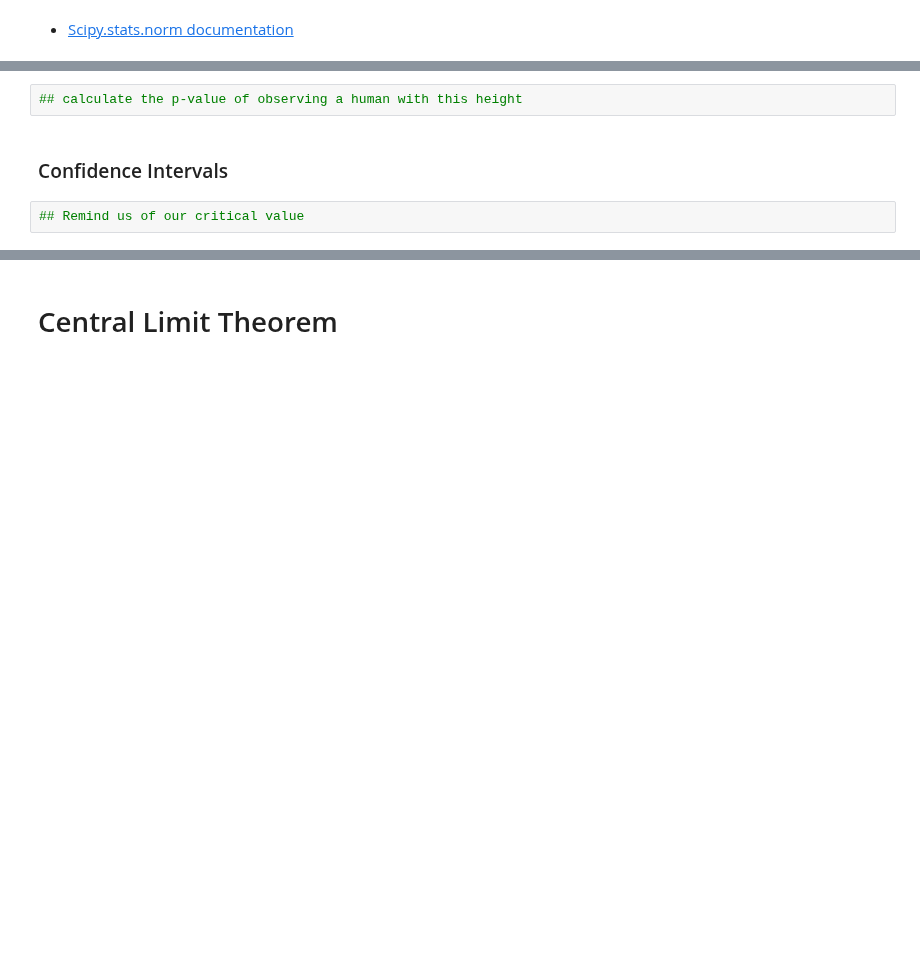
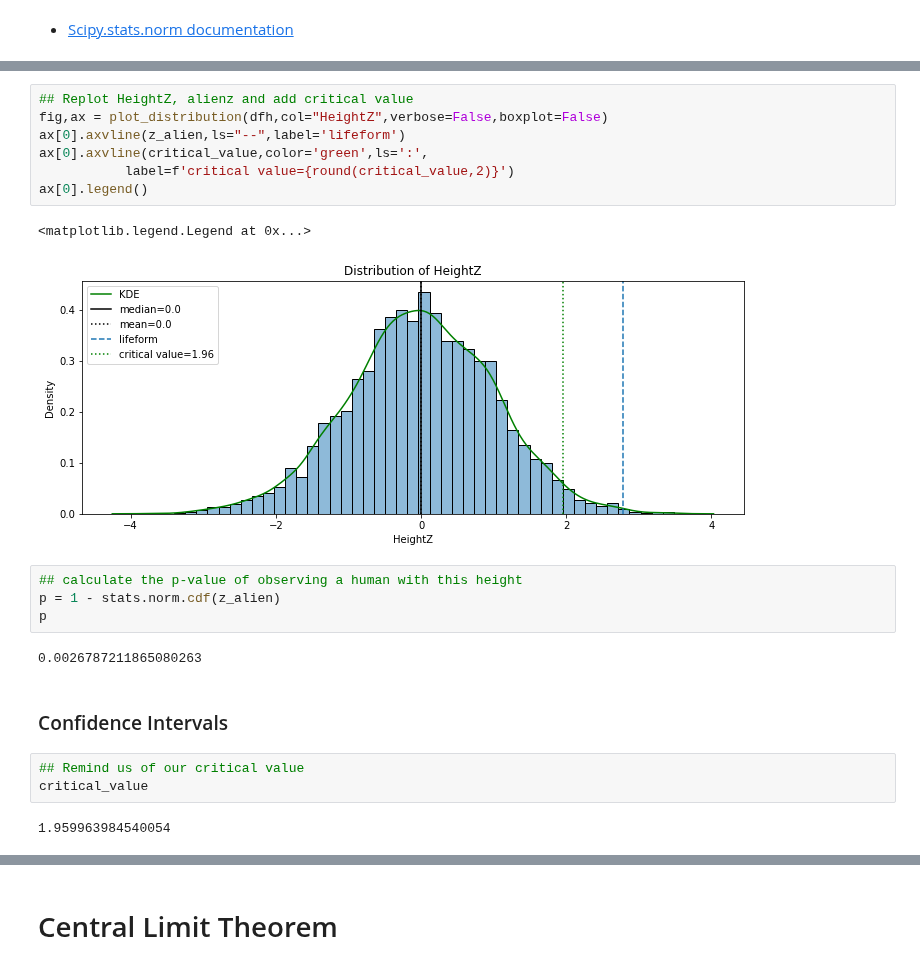
Before and after one commit to flatiron-school/Online-DS-FT-022221-Cohort-Notes, a Jupyter notebook: Phase_2/topic_13_central_limit_theorem/topic_13_central_limit_theorem_SG.ipynb, the cells around one changed output, grey strips where cells are left out. Cells and saved outputs as stored; diff of their text form; blank space fills up the shorter version.

```diff
--- a/Phase_2/topic_13_central_limit_theorem/topic_13_central_limit_theorem_SG.ipynb
+++ b/Phase_2/topic_13_central_limit_theorem/topic_13_central_limit_theorem_SG.ipynb
@@ -199,6 +286,23 @@ potential_alien_lifeform = 77 #height
+# %%
+## Replot HeightZ, alienz and add critical value
+fig,ax = plot_distribution(dfh,col="HeightZ",verbose=False,boxplot=False)
+ax[0].axvline(z_alien,ls="--",label='lifeform')
+ax[0].axvline(critical_value,color='green',ls=':',
+           label=f'critical value={round(critical_value,2)}')
+ax[0].legend()
+# %% [output]
+<matplotlib.legend.Legend at 0x...>
+[figure, added]
 # %%
 ## calculate the p-value of observing a human with this height
+p = 1 - stats.norm.cdf(z_alien)
+p
+# %% [output]
+0.0026787211865080263
 # %% [markdown]
 ### Confidence Intervals
 # %%
 ## Remind us of our critical value
+critical_value
+# %% [output]
+1.959963984540054
```
Also changed, not shown: parts of 34 cells of this notebook.
